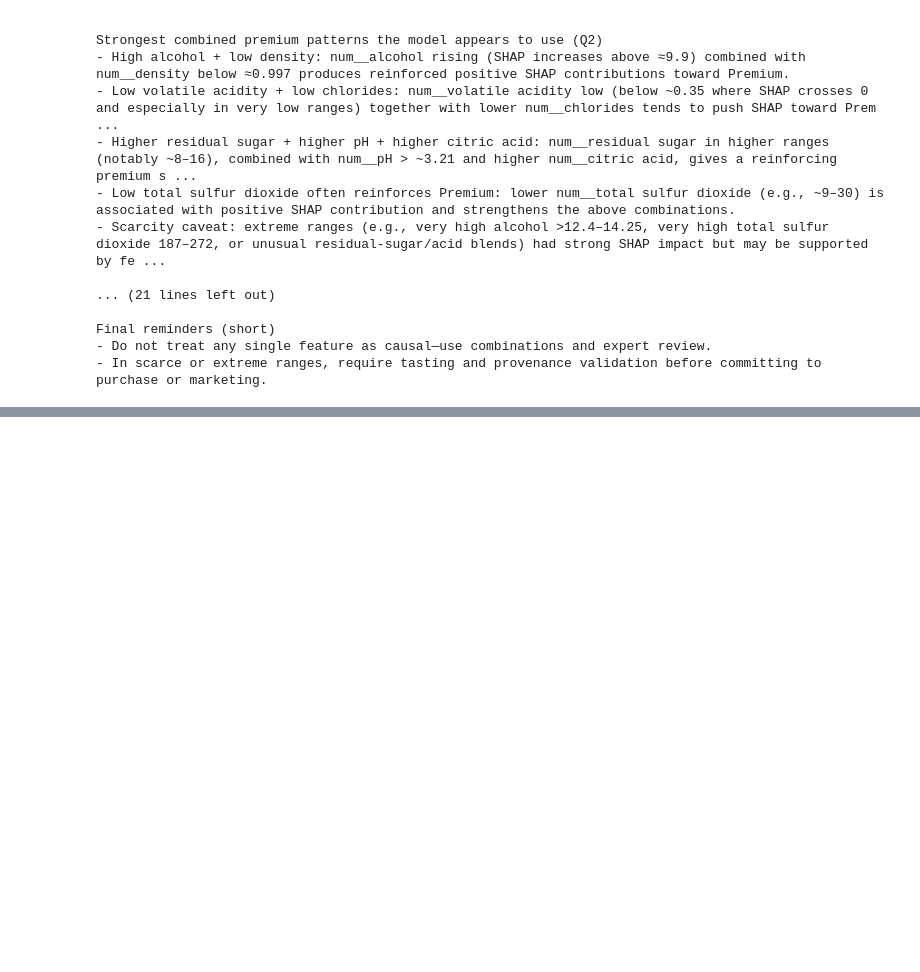
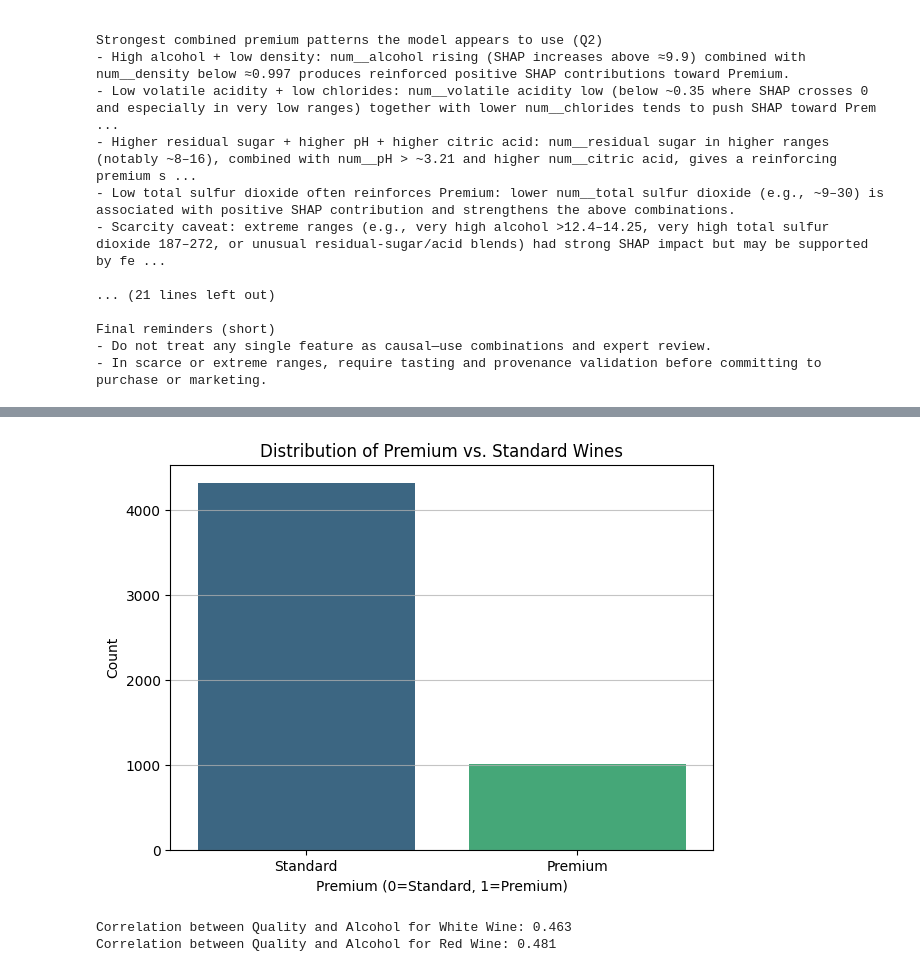
Before and after one commit to alpie13-blip/ADALL_github, a Jupyter notebook: ADALL/4641601C_ADALL_Project. v5.ipynb, the cells around one changed output, grey strips where cells are left out. Saved outputs shown, nothing was run; the diff lists cells and outputs as text; code cells hidden in the pictures; blank space fills up the shorter version.

```diff
--- a/ADALL/4641601C_ADALL_Project. v5.ipynb
+++ b/ADALL/4641601C_ADALL_Project. v5.ipynb
@@ -2368,0 +2466,25 @@ Final reminders (short)
+# %%
+import matplotlib.pyplot as plt
+import seaborn as sns
+
+plt.figure(figsize=(7, 5))
+sns.countplot(x='premium', data=cleaned_df, palette='viridis', hue='premium', legend=False)
+plt.title('Distribution of Premium vs. Standard Wines')
+plt.xlabel('Premium (0=Standard, 1=Premium)')
+plt.ylabel('Count')
+plt.xticks([0, 1], ['Standard', 'Premium'])
+plt.grid(axis='y', alpha=0.75)
+plt.show()
+# %% [output]
+[figure, added]
+# %%
+# Calculate correlation for white wine
+white_wine_corr = white_wine['quality'].corr(white_wine['alcohol'])
+print(f"Correlation between Quality and Alcohol for White Wine: {white_wine_corr:.3f}")
+
+# Calculate correlation for red wine
+red_wine_corr = red_wine['quality'].corr(red_wine['alcohol'])
+print(f"Correlation between Quality and Alcohol for Red Wine: {red_wine_corr:.3f}")
+# %% [output]
+Correlation between Quality and Alcohol for White Wine: 0.463
+Correlation between Quality and Alcohol for Red Wine: 0.481
```
Also changed, not shown: parts of 3 cells of this notebook.
